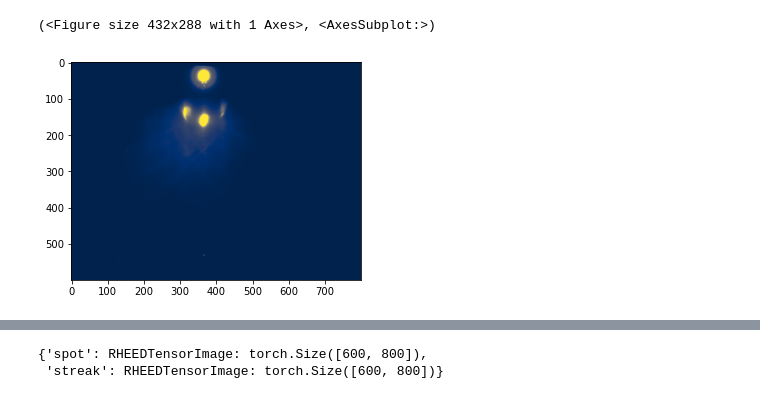
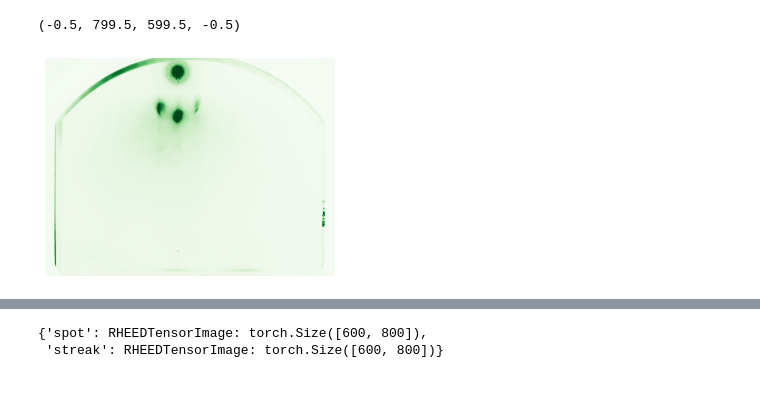
Before and after one commit to AuroraLHT/rhana, a Jupyter notebook: notebook/RegionFigure.ipynb, the cells around one changed output, grey strips where cells are left out. Cells and saved outputs as stored; diff of their text form; code cells hidden in the pictures.

```diff
--- a/notebook/RegionFigure.ipynb
+++ b/notebook/RegionFigure.ipynb
@@ -22,10 +22,11 @@ rheeds = find_raw_rheed(Path("~/RHEED/data/RHEED").expanduser())
 unet_path = "../learner/UNet_May6_2021_fixed.pkl"
 masker = UnetMasker(unet_path)
 # %%
-rd = Rheed.from_kashiwa( rheeds['IT008'][0] )
-rd_pp = rd.mean_clip(inplace=False).min_max_scale(inplace=False)
+rd = Rheed.from_kashiwa(rheeds['IT008'][0], use_mask=False)
-# %%
-rd_pp.plot_pattern()
-# %% [output]
-(<Figure size 432x288 with 1 Axes>, <AxesSubplot:>)
-[figure, removed]
+# %%
+rd._CMAP = 'Greens'
+fig, ax = rd.plot_pattern()
+ax.axis('off')
+# %% [output]
+(-0.5, 799.5, 599.5, -0.5)
+[figure, added]
```
Also changed, not shown: parts of 12 cells of this notebook, 6 other files.
